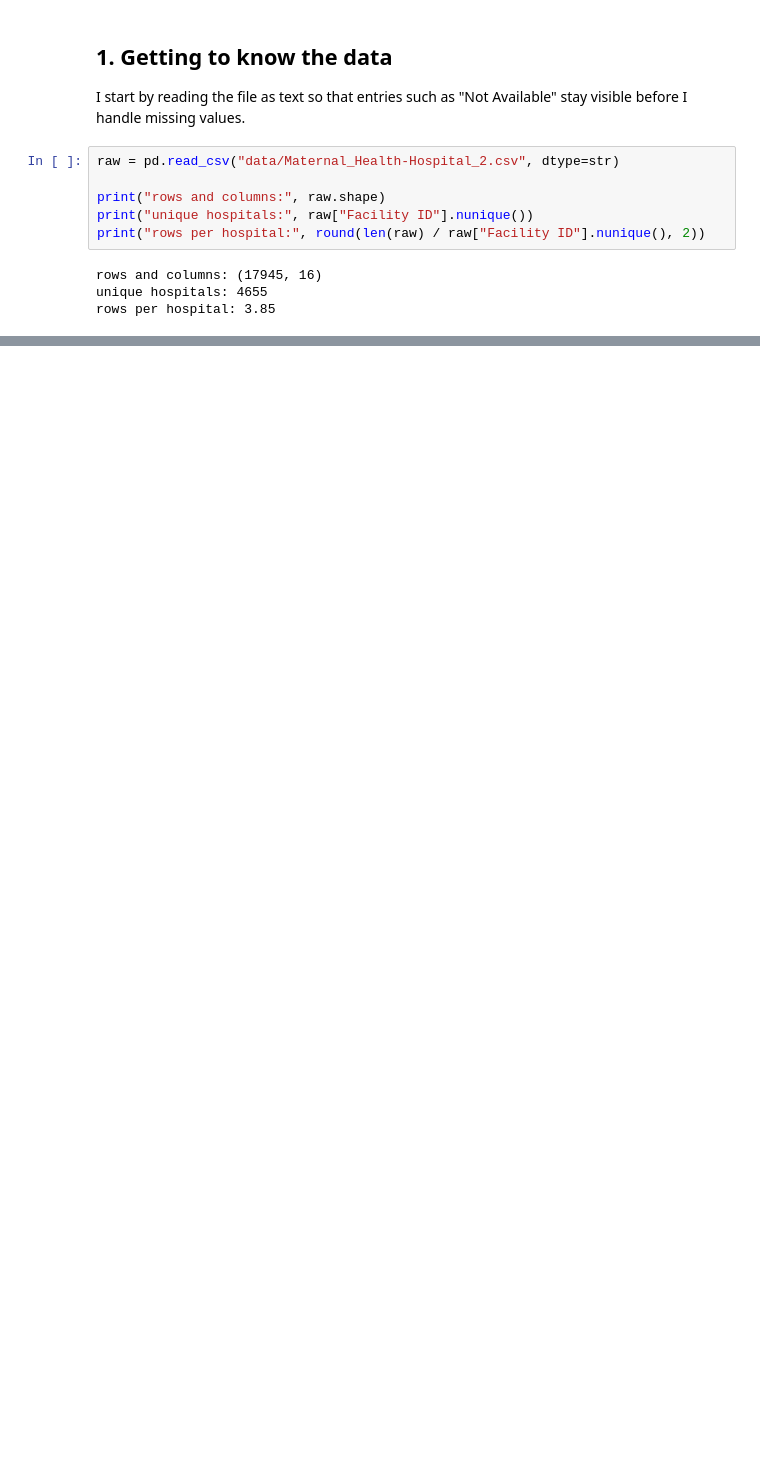
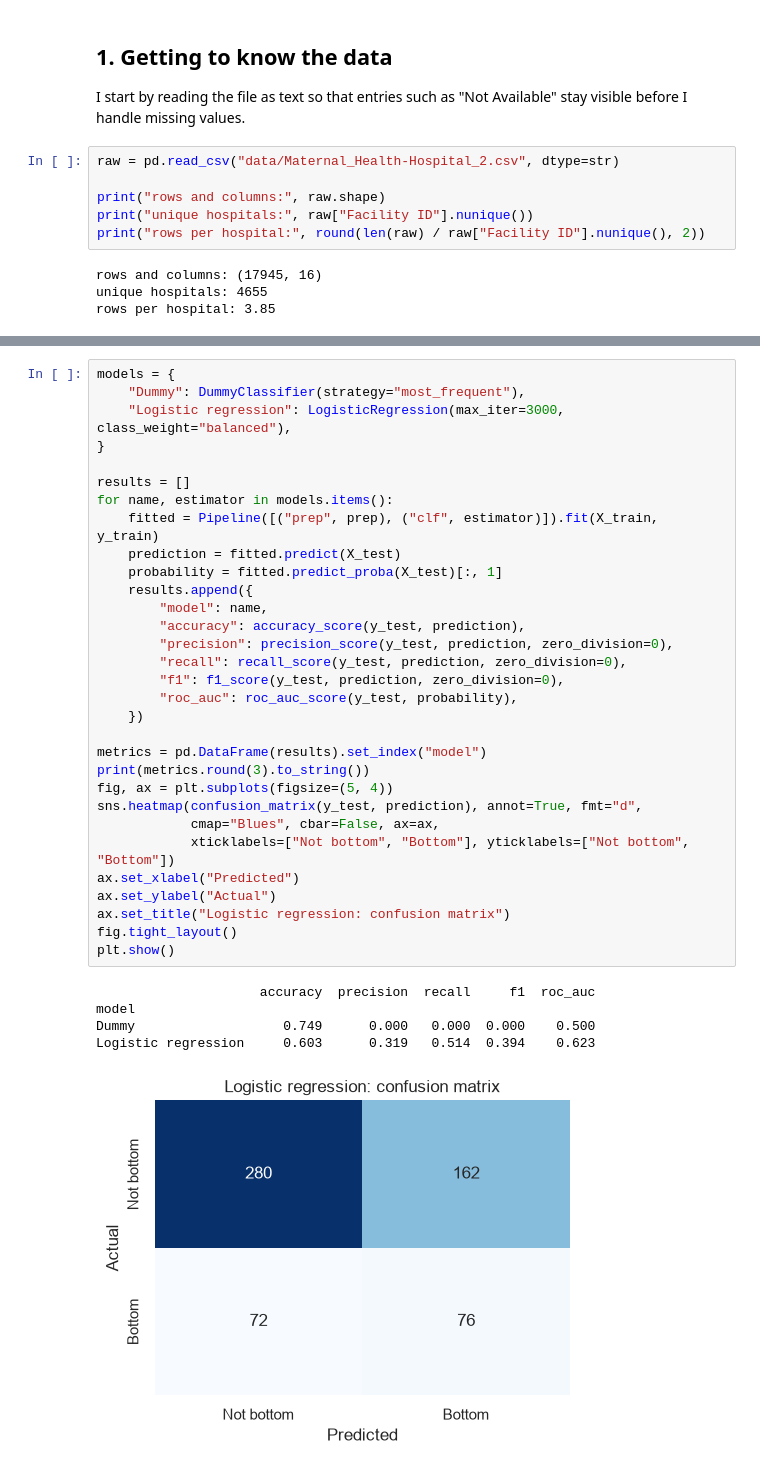
Before and after one commit to s-campos-david/Intr_Data_Science_Course, a Jupyter notebook: maternal_health_analysis.ipynb, the cells around one changed output, grey strips where cells are left out. Drawn from its saved outputs; the diff is of its cells as text; blank space fills up the shorter version.

```diff
--- a/maternal_health_analysis.ipynb
+++ b/maternal_health_analysis.ipynb
@@ -654,0 +228,37 @@ The model still has limited predictive power. It identifies roughly half of the
+# %%
+models = {
+    "Dummy": DummyClassifier(strategy="most_frequent"),
+    "Logistic regression": LogisticRegression(max_iter=3000, class_weight="balanced"),
+}
+
+results = []
+for name, estimator in models.items():
+    fitted = Pipeline([("prep", prep), ("clf", estimator)]).fit(X_train, y_train)
+    prediction = fitted.predict(X_test)
+    probability = fitted.predict_proba(X_test)[:, 1]
+    results.append({
+        "model": name,
+        "accuracy": accuracy_score(y_test, prediction),
+        "precision": precision_score(y_test, prediction, zero_division=0),
+        "recall": recall_score(y_test, prediction, zero_division=0),
+        "f1": f1_score(y_test, prediction, zero_division=0),
+        "roc_auc": roc_auc_score(y_test, probability),
+    })
+
+metrics = pd.DataFrame(results).set_index("model")
+print(metrics.round(3).to_string())
+fig, ax = plt.subplots(figsize=(5, 4))
+sns.heatmap(confusion_matrix(y_test, prediction), annot=True, fmt="d",
+            cmap="Blues", cbar=False, ax=ax,
+            xticklabels=["Not bottom", "Bottom"], yticklabels=["Not bottom", "Bottom"])
+ax.set_xlabel("Predicted")
+ax.set_ylabel("Actual")
+ax.set_title("Logistic regression: confusion matrix")
+fig.tight_layout()
+plt.show()
+# %% [output]
+                     accuracy  precision  recall     f1  roc_auc
+model
+Dummy                   0.749      0.000   0.000  0.000    0.500
+Logistic regression     0.603      0.319   0.514  0.394    0.623
+[figure, added]
```
Also changed, not shown: parts of 69 cells of this notebook.
